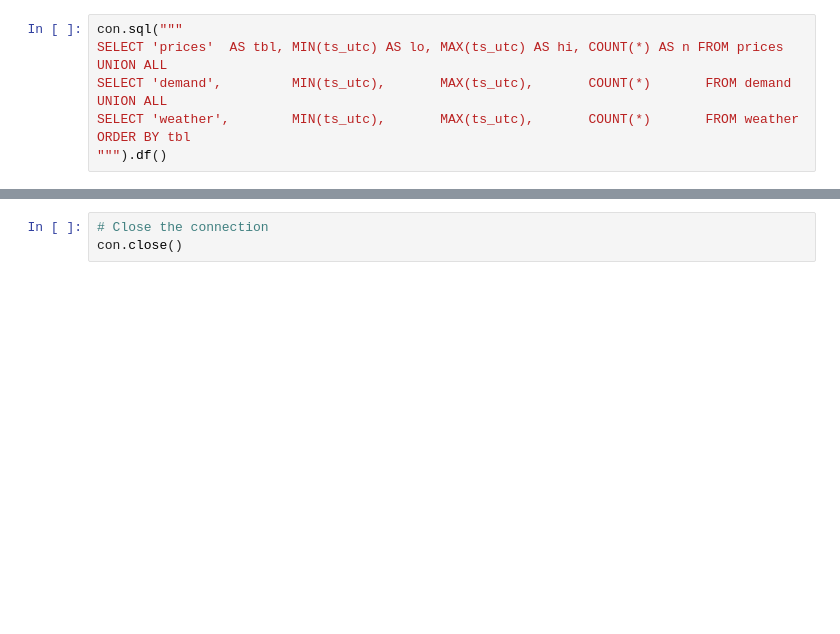
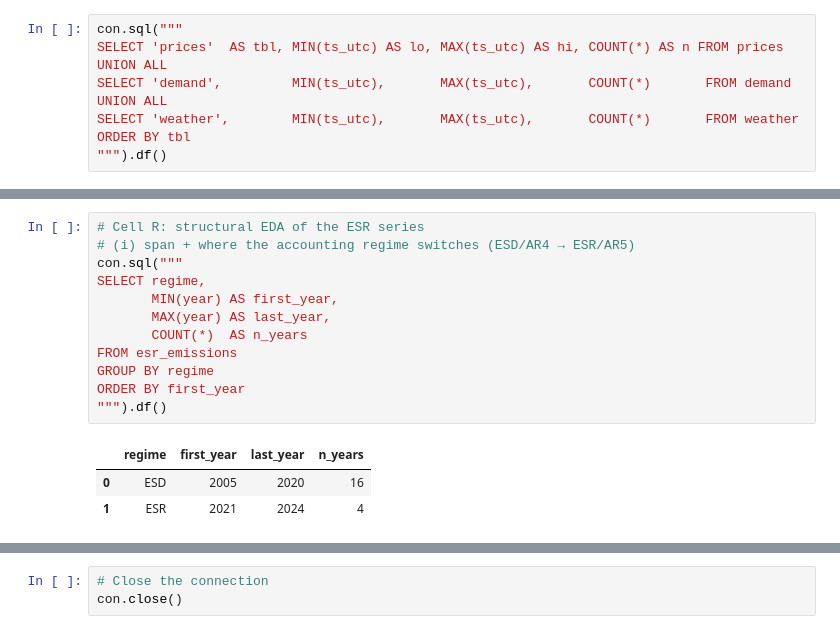
Before and after one commit to fatemeh-studio/austria-energy-analysis, a Jupyter notebook: notebooks/02_cleaning_eda.ipynb, the cells around one changed output, grey strips where cells are left out. Cells and saved outputs as stored; diff of their text form; blank space fills up the shorter version.

```diff
--- a/notebooks/02_cleaning_eda.ipynb
+++ b/notebooks/02_cleaning_eda.ipynb
@@ -804,0 +933,16 @@ display(total_pct.tail(8))
+# %%
+# Cell R: structural EDA of the ESR series
+# (i) span + where the accounting regime switches (ESD/AR4 → ESR/AR5)
+con.sql("""
+SELECT regime,
+       MIN(year) AS first_year,
+       MAX(year) AS last_year,
+       COUNT(*)  AS n_years
+FROM esr_emissions
+GROUP BY regime
+ORDER BY first_year
+""").df()
+# %% [output]
+|  | regime | first_year | last_year | n_years |
+| 0 | ESD | 2005 | 2020 | 16 |
+| 1 | ESR | 2021 | 2024 | 4 |
```
Also changed, not shown: parts of 18 cells of this notebook, 10 other files.
